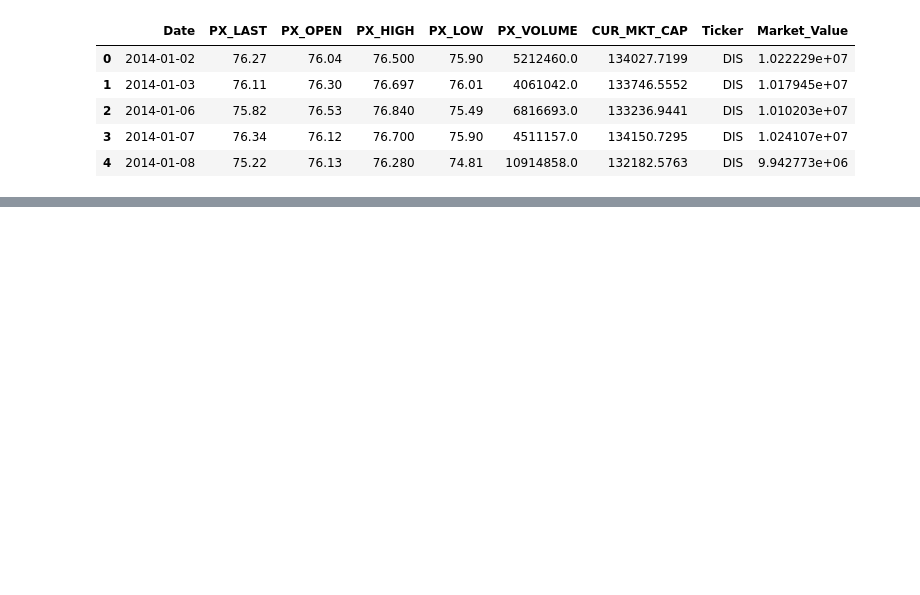
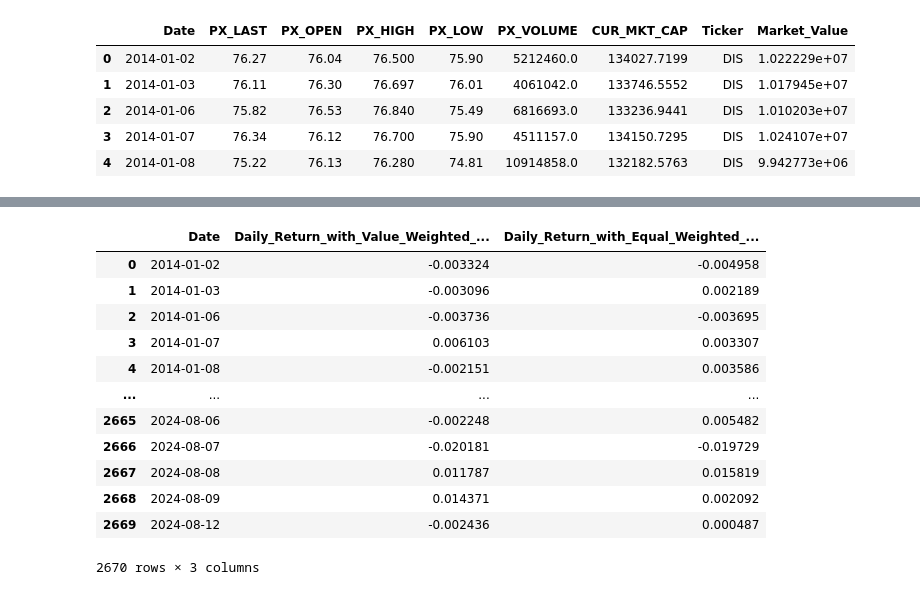
Before and after one commit to williankal/quant_fin, a Jupyter notebook: pedro/part-A.ipynb, the cells around one changed output, grey strips where cells are left out. Cells and saved outputs as stored; diff of their text form; code cells hidden in the pictures; blank space fills up the shorter version.

```diff
--- a/pedro/part-A.ipynb
+++ b/pedro/part-A.ipynb
@@ -75,0 +96,26 @@ new_df = new_df.reset_index()
+# %%
+value_weighted_return = new_df.groupby("Date")["Value_Weight*Daily_Return"].sum()
+
+equal_weighted_return = new_df.groupby("Date")["Equal_Weight*Daily_Return"].sum()
+
+portfolios = pd.DataFrame({
+    "Daily_Return_with_Value_Weighted_Portfolio": value_weighted_return,
+    "Daily_Return_with_Equal_Weighted_Portfolio": equal_weighted_return
+})
+
+portfolios.reset_index(inplace=True)
+portfolios
+# %% [output]
+|  | Date | Daily_Return_with_Value_Weighted_... | Daily_Return_with_Equal_Weighted_... |
+| 0 | 2014-01-02 | -0.003324 | -0.004958 |
+| 1 | 2014-01-03 | -0.003096 | 0.002189 |
+| 2 | 2014-01-06 | -0.003736 | -0.003695 |
+| 3 | 2014-01-07 | 0.006103 | 0.003307 |
+| 4 | 2014-01-08 | -0.002151 | 0.003586 |
+| ... | ... | ... | ... |
+| 2665 | 2024-08-06 | -0.002248 | 0.005482 |
+| 2666 | 2024-08-07 | -0.020181 | -0.019729 |
+| 2667 | 2024-08-08 | 0.011787 | 0.015819 |
+| 2668 | 2024-08-09 | 0.014371 | 0.002092 |
+| 2669 | 2024-08-12 | -0.002436 | 0.000487 |
+2670 rows × 3 columns
```
Also changed, not shown: parts of 13 cells of this notebook, 2 other files.
